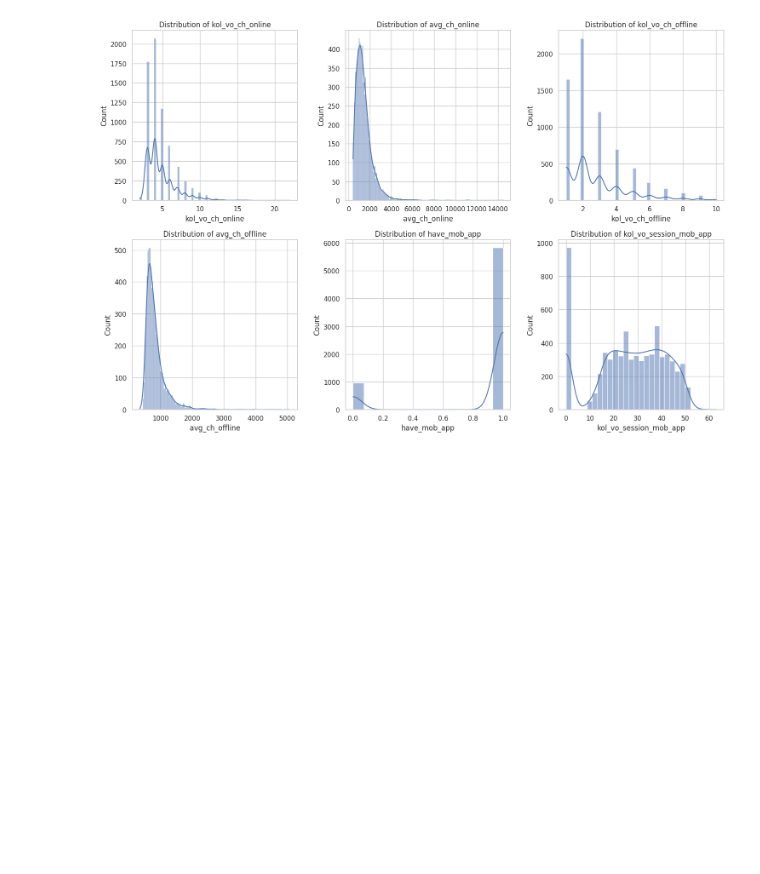
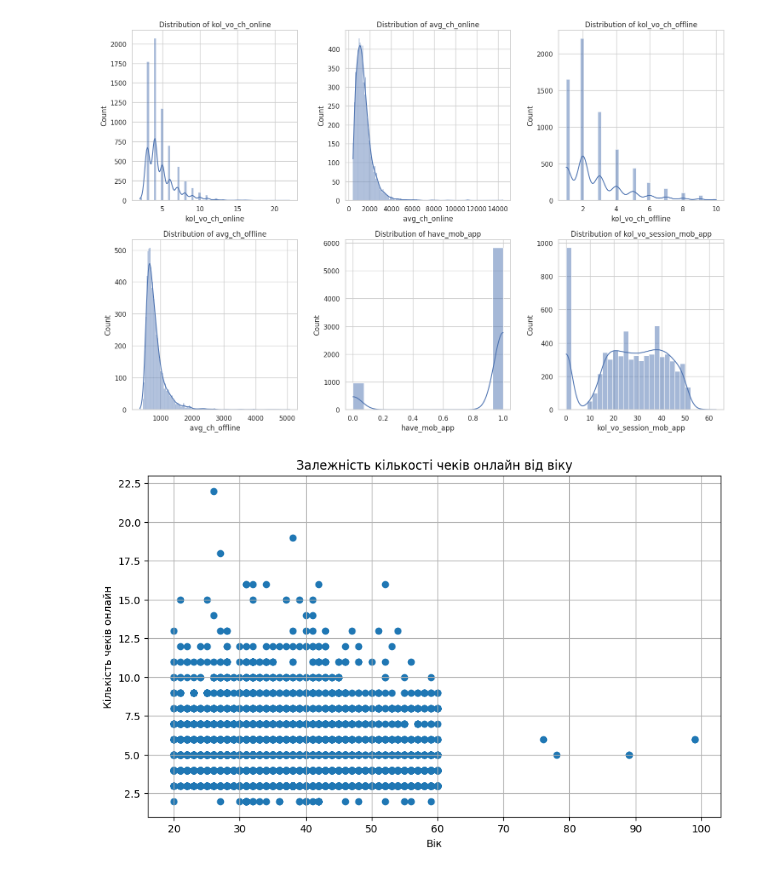
Before and after one commit to ShvetsAlla/repo1, a Jupyter notebook: Ecom_guests.ipynb, the cells around one changed output. Cells and saved outputs as stored; diff of their text form; code cells hidden in the pictures; blank space fills up the shorter version.

```diff
--- a/Ecom_guests.ipynb
+++ b/Ecom_guests.ipynb
@@ -195,3 +195,18 @@ plt.tight_layout()
 plt.show()
 # %% [output]
 [figure]
+# %%
+import pandas as pd
+
+df = pd.read_excel('Тестове завдання Data Analyst CVM_1.xlsx')
+
+# Побудова графіка розсіювання
+plt.figure(figsize=(10, 6))
+plt.scatter(df['age'], df['kol_vo_ch_online'])
+plt.title('Залежність кількості чеків онлайн від віку')
+plt.xlabel('Вік')
+plt.ylabel('Кількість чеків онлайн')
+plt.grid(True)
+plt.show()
+# %% [output]
+[figure, added]
```
